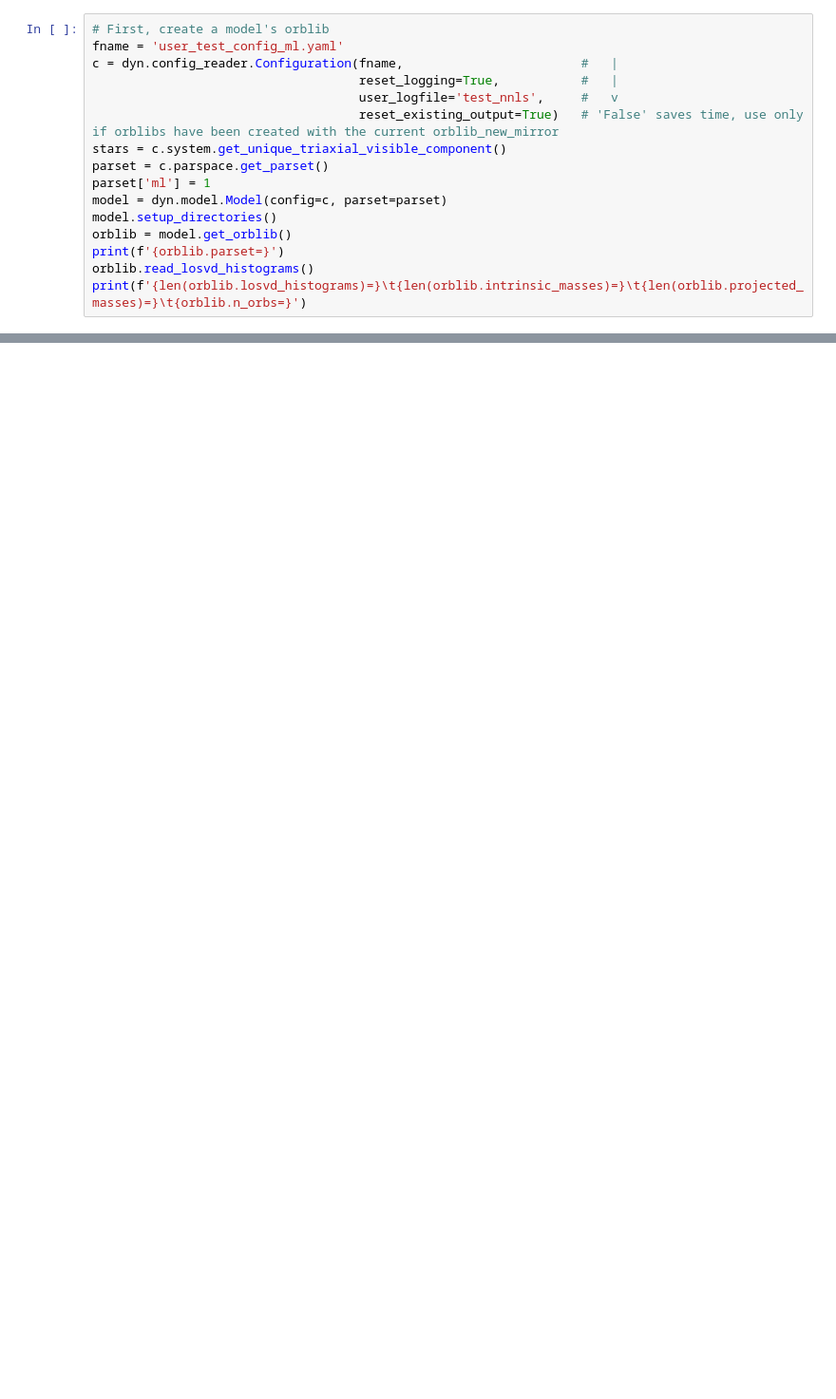
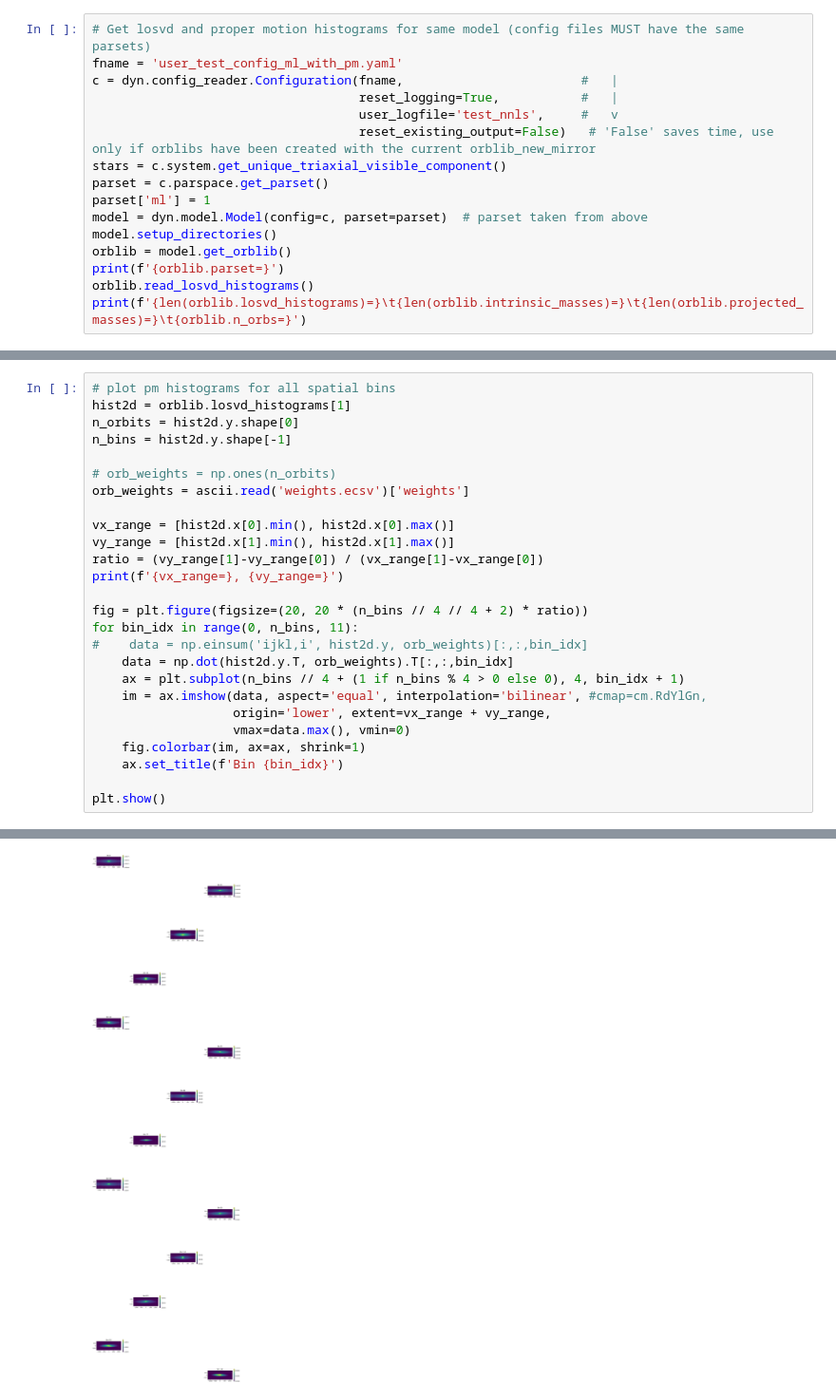
Before and after one commit to dynamics-of-stellar-systems/dynamite, a Jupyter notebook: dev_tests/2d_histograms.ipynb, the cells around one changed output, grey strips where cells are left out. Shown at 95% size. Drawn from its saved outputs; the diff is of its cells as text; blank space fills up the shorter version.

```diff
--- a/dev_tests/2d_histograms.ipynb
+++ b/dev_tests/2d_histograms.ipynb
@@ -9,14 +30,14 @@ from plotbin import display_pixels
 # %%
-# First, create a model's orblib
-fname = 'user_test_config_ml.yaml'
+# Get losvd and proper motion histograms for same model (config files MUST have the same parsets)
+fname = 'user_test_config_ml_with_pm.yaml'
 c = dyn.config_reader.Configuration(fname,                        #   |
                                     reset_logging=True,           #   |
                                     user_logfile='test_nnls',     #   v
-                                    reset_existing_output=True)   # 'False' saves time, use only if orblibs have been created with the current orblib_new_mirror
+                                    reset_existing_output=False)   # 'False' saves time, use only if orblibs have been created with the current orblib_new_mirror
 stars = c.system.get_unique_triaxial_visible_component()
 parset = c.parspace.get_parset()
 parset['ml'] = 1
-model = dyn.model.Model(config=c, parset=parset)
+model = dyn.model.Model(config=c, parset=parset)  # parset taken from above
 model.setup_directories()
 orblib = model.get_orblib()
 print(f'{orblib.parset=}')
@@ -39,0 +96,27 @@ for h in orblib.losvd_histograms:
+# %%
+# plot pm histograms for all spatial bins
+hist2d = orblib.losvd_histograms[1]
+n_orbits = hist2d.y.shape[0]
+n_bins = hist2d.y.shape[-1]
+
+# orb_weights = np.ones(n_orbits)
+orb_weights = ascii.read('weights.ecsv')['weights']
+
+vx_range = [hist2d.x[0].min(), hist2d.x[0].max()]
+vy_range = [hist2d.x[1].min(), hist2d.x[1].max()]
+ratio = (vy_range[1]-vy_range[0]) / (vx_range[1]-vx_range[0])
+print(f'{vx_range=}, {vy_range=}')
+
+fig = plt.figure(figsize=(20, 20 * (n_bins // 4 // 4 + 2) * ratio))
+for bin_idx in range(0, n_bins, 11):
+#    data = np.einsum('ijkl,i', hist2d.y, orb_weights)[:,:,bin_idx]
+    data = np.dot(hist2d.y.T, orb_weights).T[:,:,bin_idx]
+    ax = plt.subplot(n_bins // 4 + (1 if n_bins % 4 > 0 else 0), 4, bin_idx + 1)
+    im = ax.imshow(data, aspect='equal', interpolation='bilinear', #cmap=cm.RdYlGn,
+                   origin='lower', extent=vx_range + vy_range,
+                   vmax=data.max(), vmin=0)
+    fig.colorbar(im, ax=ax, shrink=1)
+    ax.set_title(f'Bin {bin_idx}')
+
+plt.show()
+# %% [output]
@@ -39,0 +124 @@ for h in orblib.losvd_histograms:
+[figure, added]
```
Also changed, not shown: parts of 12 cells of this notebook, 5 other files.
